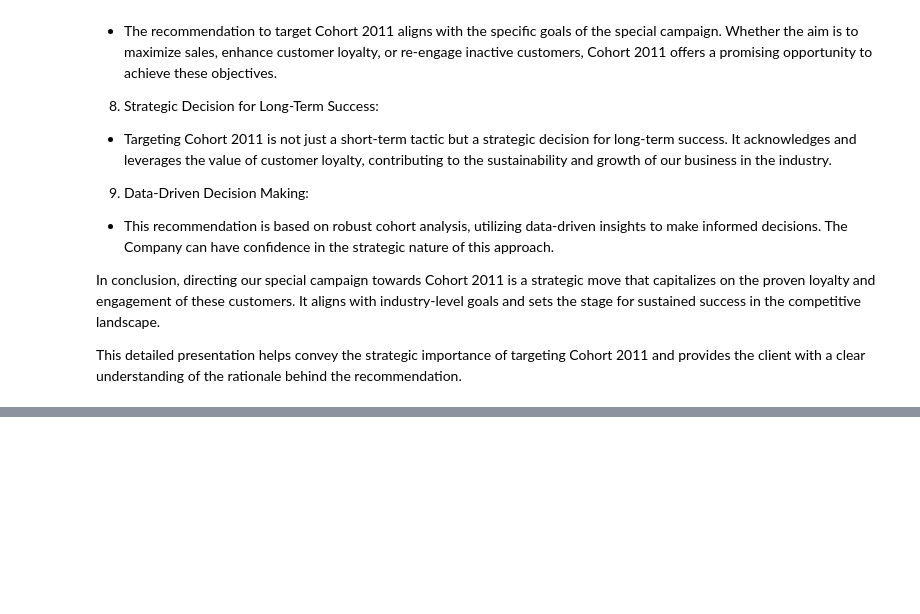
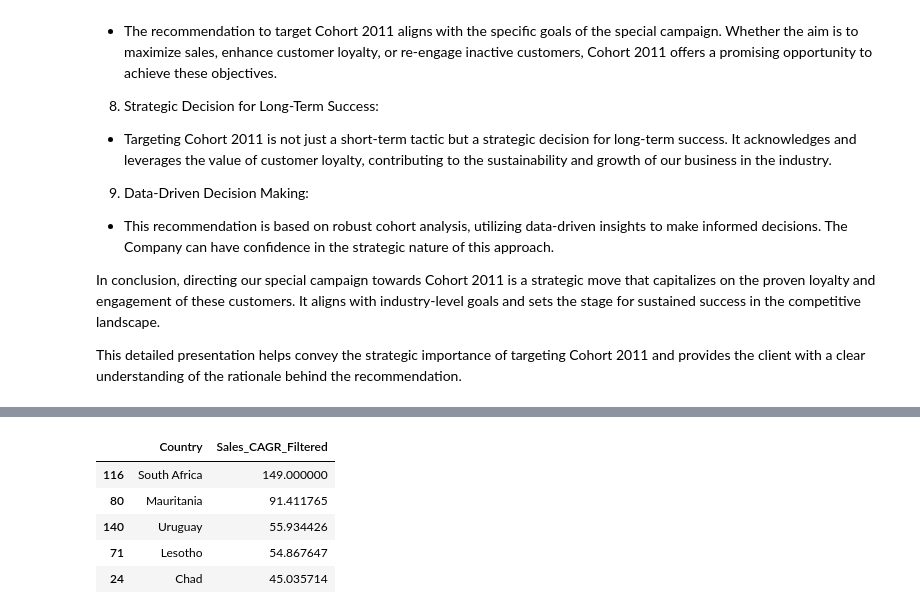
Before and after one commit to saifghostrider454/AdvertisementCaseStudy, a Jupyter notebook: EDA/eda.ipynb, the cells around one changed output, grey strips where cells are left out. Saved outputs shown, nothing was run; the diff lists cells and outputs as text; code cells hidden in the pictures; blank space fills up the shorter version.

```diff
--- a/EDA/eda.ipynb
+++ b/EDA/eda.ipynb
@@ -470,0 +509,9 @@ of the rationale behind the recommendation.
+# %%
+top_countries_filtered
+# %% [output]
+|  | Country | Sales_CAGR_Filtered |
+| 116 | South Africa | 149.000000 |
+| 80 | Mauritania | 91.411765 |
+| 140 | Uruguay | 55.934426 |
+| 71 | Lesotho | 54.867647 |
+| 24 | Chad | 45.035714 |
```
Also changed, not shown: parts of 4 cells of this notebook.
